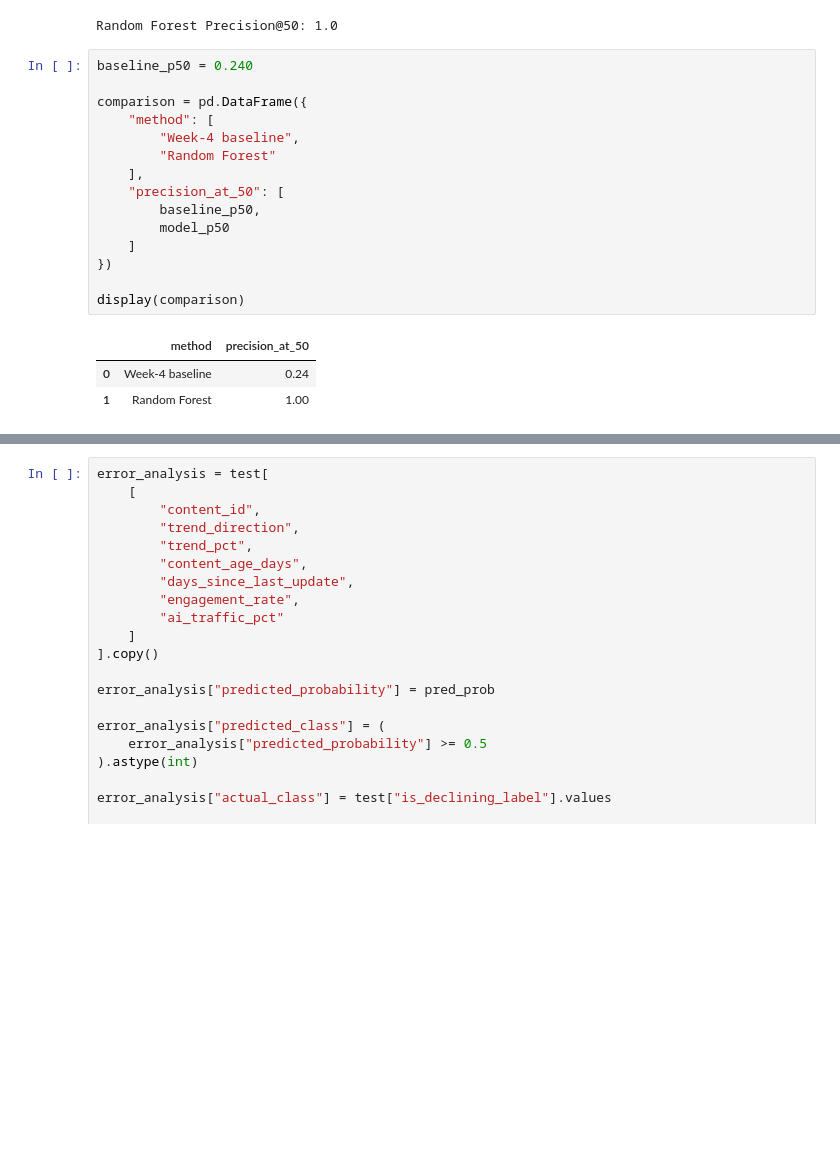
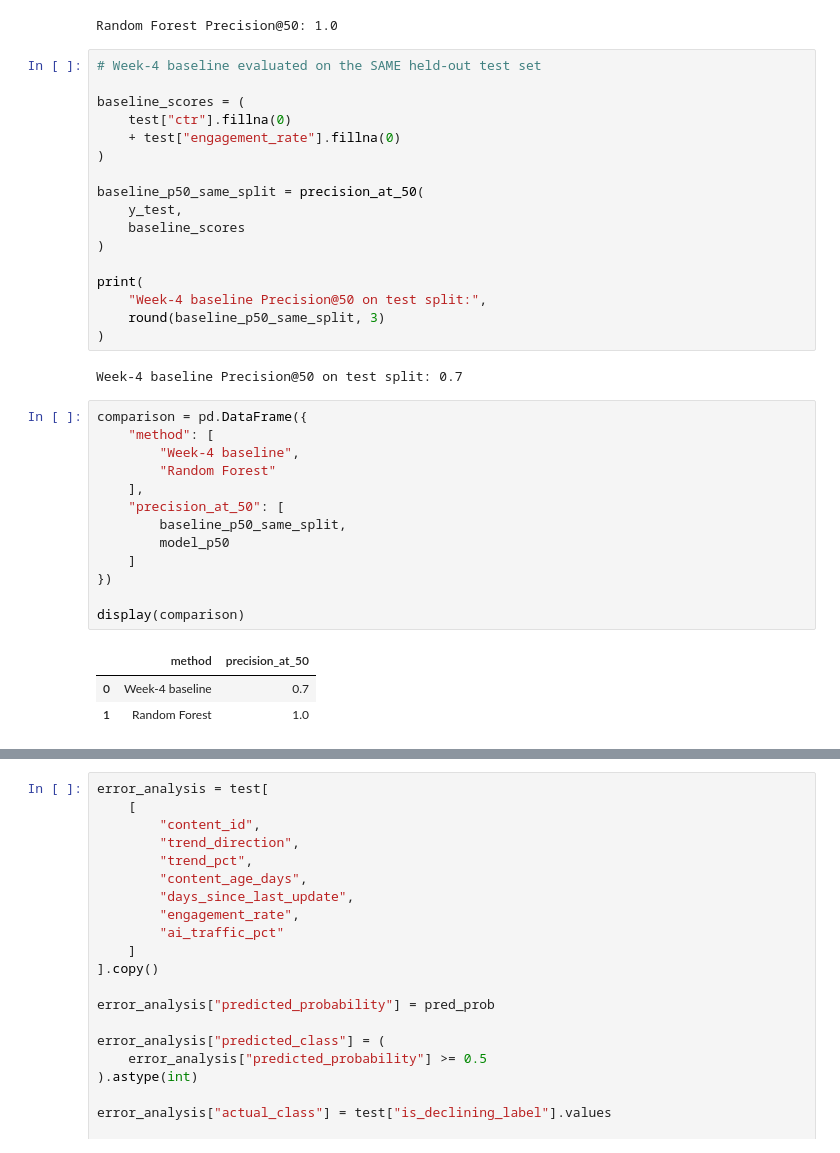
Before and after one commit to Duchalsoham12/flyrank-ml-internship, a Jupyter notebook: work/notebooks/w05_model.ipynb, the cells around one changed output, grey strips where cells are left out. Cells and saved outputs as stored; diff of their text form; blank space fills up the shorter version.

```diff
--- a/work/notebooks/w05_model.ipynb
+++ b/work/notebooks/w05_model.ipynb
@@ -162,21 +158,38 @@ print(
 # %% [output]
 Random Forest Precision@50: 1.0
 # %%
-baseline_p50 = 0.240
+# Week-4 baseline evaluated on the SAME held-out test set
 
-comparison = pd.DataFrame({
-    "method": [
-        "Week-4 baseline",
-        "Random Forest"
-    ],
-    "precision_at_50": [
-        baseline_p50,
-        model_p50
-    ]
-})
+baseline_scores = (
+    test["ctr"].fillna(0)
+    + test["engagement_rate"].fillna(0)
+)
 
-display(comparison)
+baseline_p50_same_split = precision_at_50(
+    y_test,
+    baseline_scores
+)
+
+print(
+    "Week-4 baseline Precision@50 on test split:",
+    round(baseline_p50_same_split, 3)
+)
 # %% [output]
-|  | method | precision_at_50 |
-| 0 | Week-4 baseline | 0.24 |
-| 1 | Random Forest | 1.00 |
+Week-4 baseline Precision@50 on test split: 0.7
+# %%
+comparison = pd.DataFrame({
+    "method": [
+        "Week-4 baseline",
+        "Random Forest"
+    ],
+    "precision_at_50": [
+        baseline_p50_same_split,
+        model_p50
+    ]
+})
+
+display(comparison)
+# %% [output]
+|  | method | precision_at_50 |
+| 0 | Week-4 baseline | 0.7 |
+| 1 | Random Forest | 1.0 |
```
Also changed, not shown: parts of 10 cells of this notebook.
